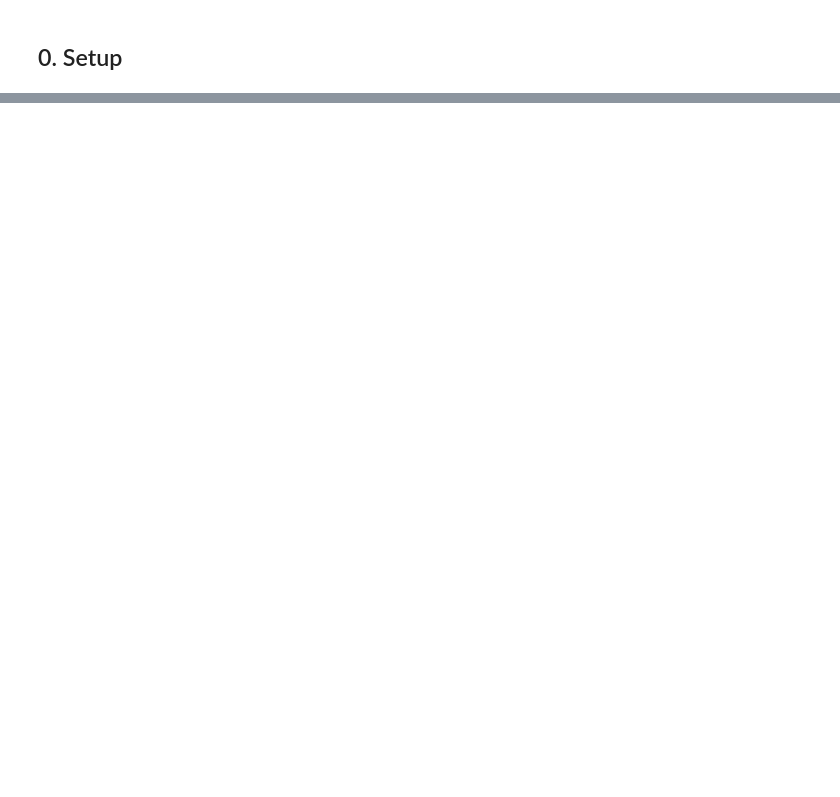
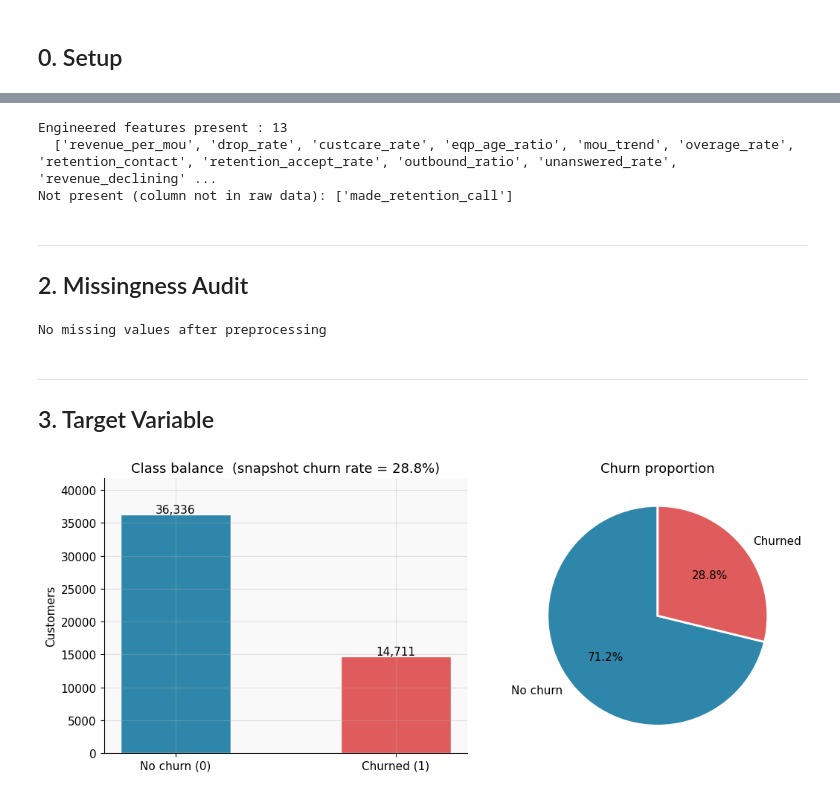
Before and after one commit to MYOUSSF/churn-monitoring, a Jupyter notebook: notebooks/01_eda.ipynb, the cells around one changed output, grey strips where cells are left out. Cells and saved outputs as stored; diff of their text form; code cells hidden in the pictures; blank space fills up the shorter version.

```diff
--- a/notebooks/01_eda.ipynb
+++ b/notebooks/01_eda.ipynb
@@ -204,0 +65,64 @@ plt.show()
+# %%
+# Engineered features — confirm all new signals are present
+engineered = [
+    "revenue_per_mou", "drop_rate", "custcare_rate", "eqp_age_ratio",
+    "mou_trend", "overage_rate",
+    # New Cell2Cell-specific signals
+    "retention_contact", "retention_accept_rate", "made_retention_call",
+    "outbound_ratio", "unanswered_rate", "revenue_declining",
+    "revenue_change_mag", "has_credit_adjustment",
+]
+present  = [f for f in engineered if f in df.columns]
+missing  = [f for f in engineered if f not in df.columns]
+print(f"Engineered features present : {len(present)}")
+print(f"  {present}")
+if missing:
+    print(f"Not present (column not in raw data): {missing}")
+# %% [output]
+Engineered features present : 13
+  ['revenue_per_mou', 'drop_rate', 'custcare_rate', 'eqp_age_ratio', 'mou_trend', 'overage_rate', 'retention_contact', 'retention_accept_rate', 'outbound_ratio', 'unanswered_rate', 'revenue_declining' ...
+Not present (column not in raw data): ['made_retention_call']
+# %% [markdown]
+---
+## 2. Missingness Audit
+# %%
+missing = df.isnull().sum()
+miss_df = missing[missing > 0].sort_values(ascending=False)
+
+if miss_df.empty:
+    print("No missing values after preprocessing")
+else:
+    print(f"{len(miss_df)} columns with missing values:")
+    miss_pct = (miss_df / len(df) * 100).round(2)
+    print(pd.DataFrame({"n": miss_df, "%": miss_pct}).to_string())
+# %% [output]
+No missing values after preprocessing
+# %% [markdown]
+---
+## 3. Target Variable
+# %%
+churn_counts = df["churndep"].value_counts().sort_index()
+churn_rate   = df["churndep"].mean()
+
+fig, axes = plt.subplots(1, 2, figsize=(11, 4.5))
+
+ax = axes[0]
+bars = ax.bar(["No churn (0)", "Churned (1)"], churn_counts.values,
+              color=[C_BLUE, C_RED], width=0.5, edgecolor="white")
+ax.set_title(f"Class balance  (snapshot churn rate = {churn_rate:.1%})")
+ax.set_ylabel("Customers")
+for bar in bars:
+    ax.text(bar.get_x() + bar.get_width()/2,
+            bar.get_height() + 200,
+            f"{int(bar.get_height()):,}", ha="center", fontsize=11)
+ax.set_ylim(0, churn_counts.max() * 1.15)
+
+ax = axes[1]
+ax.pie(churn_counts.values, labels=["No churn", "Churned"],
+       colors=[C_BLUE, C_RED], autopct="%1.1f%%", startangle=90,
+       wedgeprops={"edgecolor": "white", "linewidth": 2})
+ax.set_title("Churn proportion")
+plt.tight_layout()
+plt.show()
+# %% [output]
+[figure, added]
```
Also changed, not shown: parts of 25 cells of this notebook, 11 other files.
